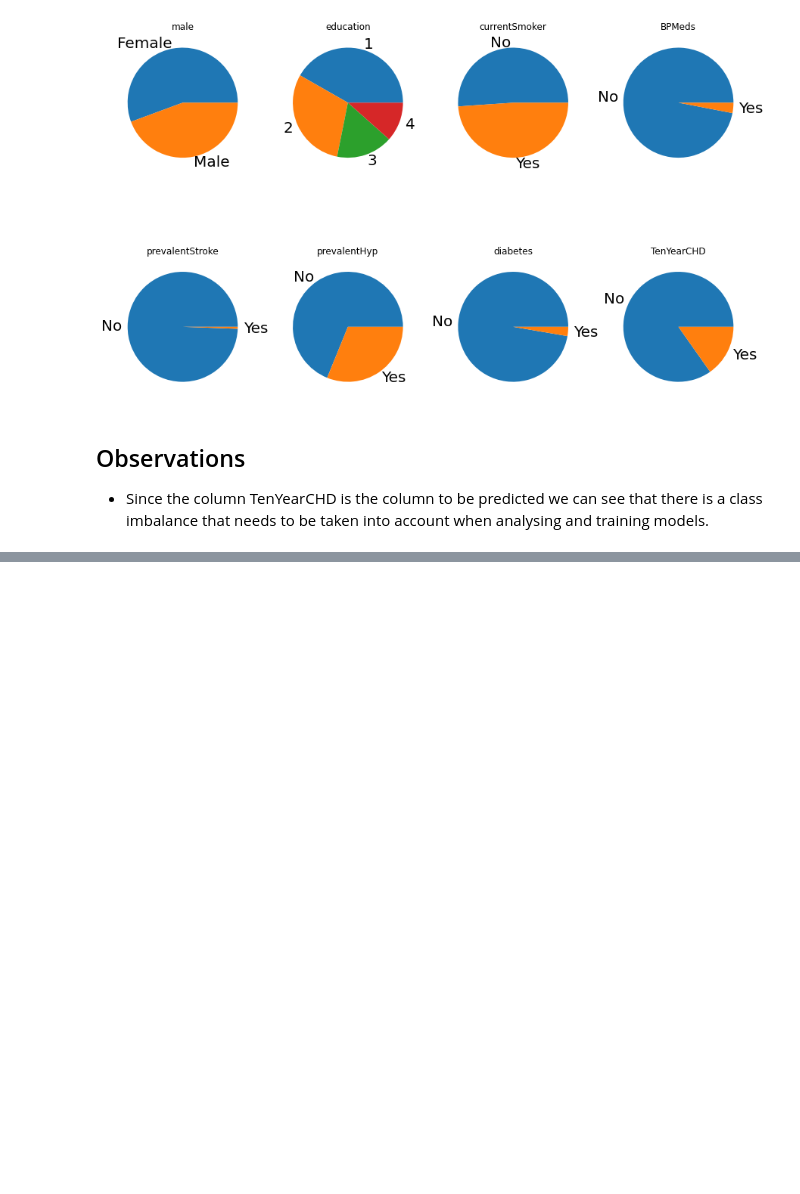
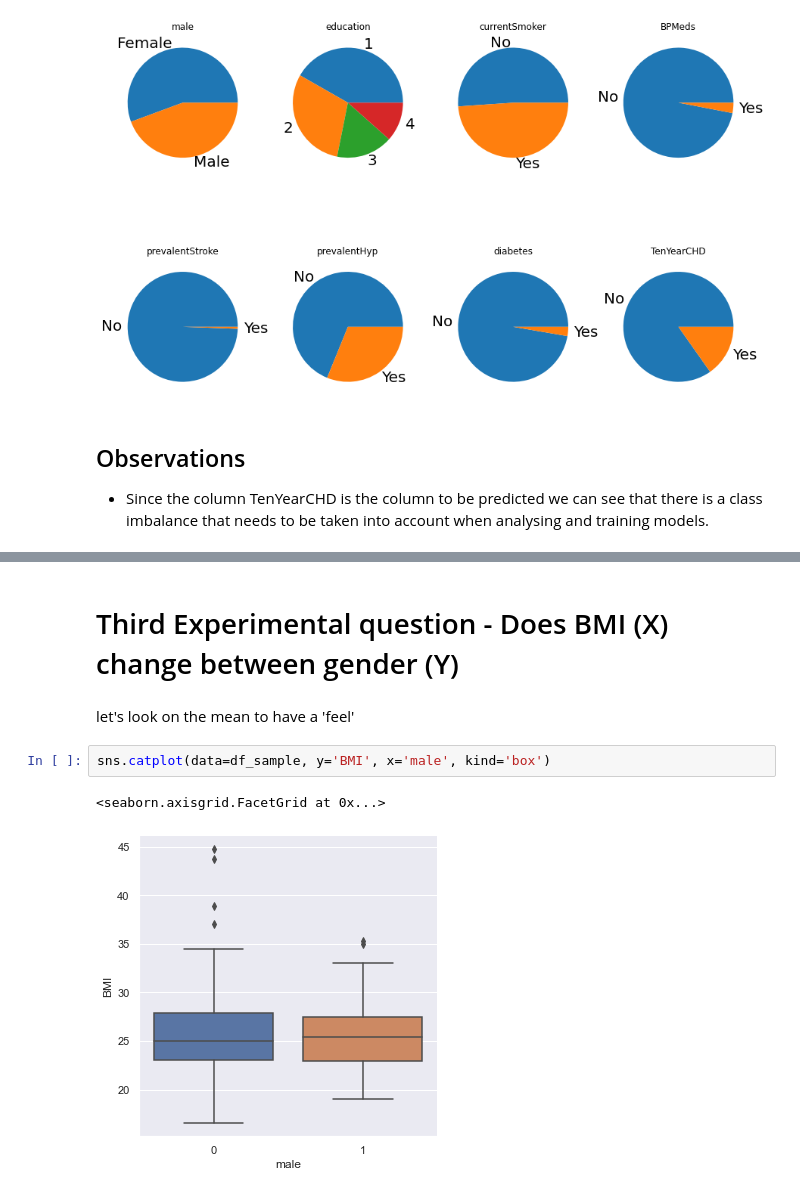
Before and after one commit to dvirla/Advanced-Statistical-Analysis, a Jupyter notebook: ProjectEx1_206330342_316250877.ipynb, the cells around one changed output, grey strips where cells are left out. Saved outputs shown, nothing was run; the diff lists cells and outputs as text; blank space fills up the shorter version.

Commit message:
finished with question

```diff
--- a/ProjectEx1_206330342_316250877.ipynb
+++ b/ProjectEx1_206330342_316250877.ipynb
@@ -201,0 +193,9 @@ sns.catplot(data=df_sample, x='BMI', y='male', kind='box')
+# %% [markdown]
+# Third Experimental question - Does BMI (X) change between gender (Y)
+# %% [markdown]
+let's look on the mean to have a 'feel'
+# %%
+sns.catplot(data=df_sample, y='BMI', x='male', kind='box')
+# %% [output]
+<seaborn.axisgrid.FacetGrid at 0x...>
+[figure, added]
```
Also changed, not shown: parts of 15 cells of this notebook.
